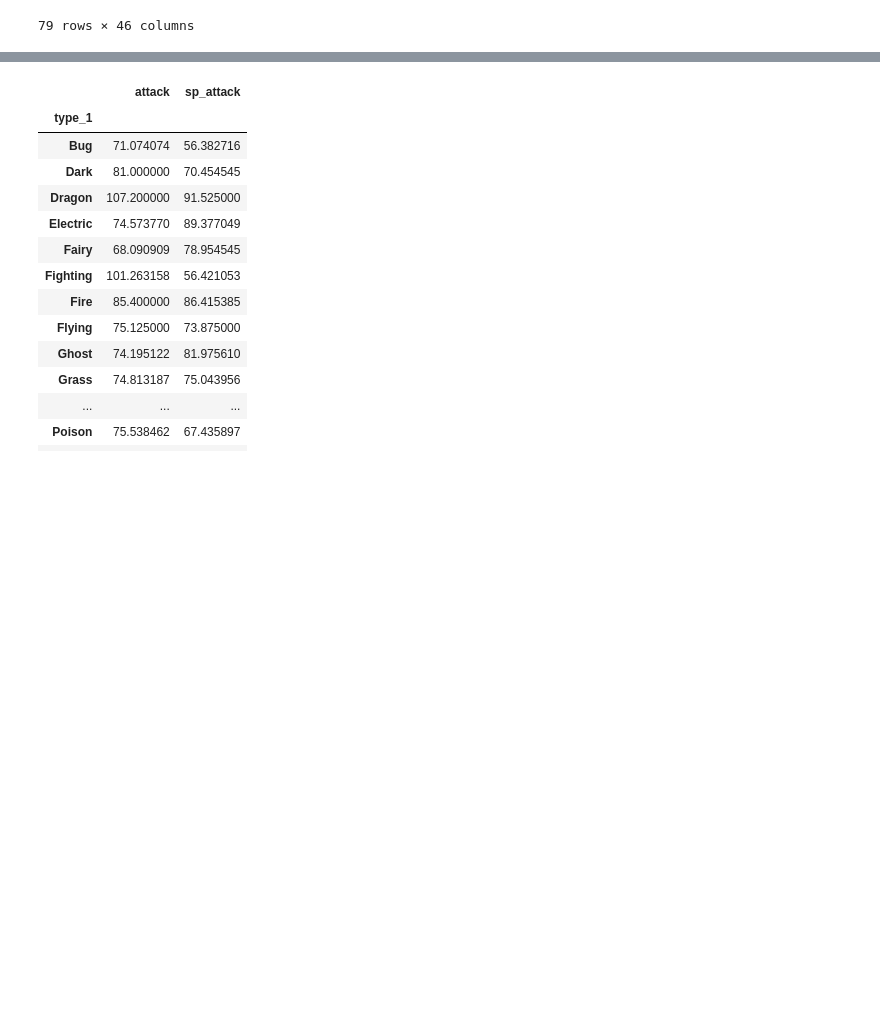
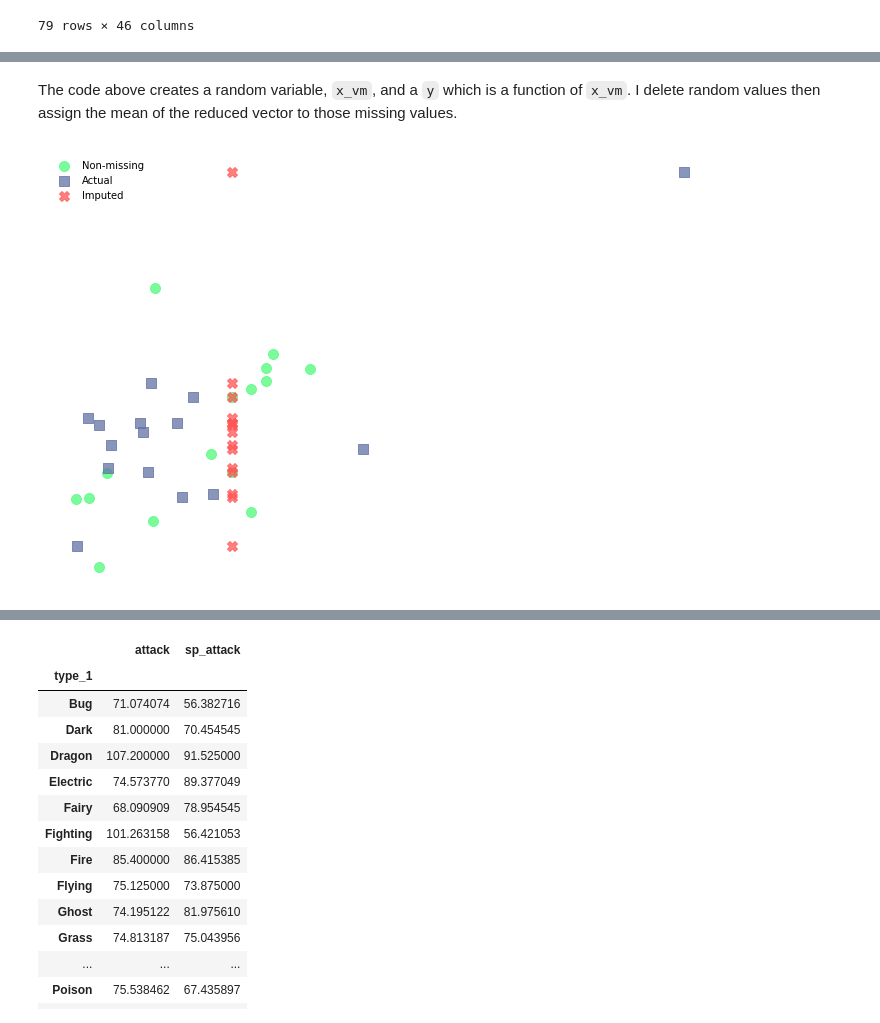
Before and after one commit to joshuamegnauth54/data765-intro-python-tutoring, a Jupyter notebook: notebooks/08-pandas.ipynb, the cells around one changed output, grey strips where cells are left out. Saved outputs shown, nothing was run; the diff lists cells and outputs as text; code cells hidden in the pictures; blank space fills up the shorter version.

```diff
--- a/notebooks/08-pandas.ipynb
+++ b/notebooks/08-pandas.ipynb
@@ -432 +584,59 @@ todo
+# %%
+# Parameters
+x_mu = 4
+x_std = 2
+x_size = 100
+x_del_size = 15
+fx_constant = 0.5
+
+# Random x
+x_vm = default_rng.vonmises(x_mu, x_std, x_size)
+# And f(x)
+y_vm = x_vm + default_rng.normal(x_mu, x_std, x_size) + fx_constant
+
+# Delete some random observations
+delete = default_rng.choice(np.arange(x_size), x_del_size)
+x_vm_actual = x_vm[delete]
+x_vm[delete] = np.nan
+
+# Impute missing values as mean of x_vm
+x_vm[delete] = np.nanmean(x_vm)
+# %% [markdown]
+The code above creates a random variable, `x_vm`, and a `y` which is a function of `x_vm`. I delete random values then assign the mean of the reduced vector to those missing values.
+# %%
+import matplotlib.pyplot as plt
+
+# Colors, size
+size = 100
+alpha = .75
+green = "#50fa7b"
+blue = "#6272a4"
+red = "#ff5555"
+
+fig_na, ax_na = plt.subplots(figsize=(12, 8))
+
+# Deleted points in blue and imputed in red
+ax_na.scatter(x_vm[~delete], y_vm[~delete],
+              c=green,
+              s=size,
+              alpha=alpha,
+              label="Non-missing")
+ax_na.scatter(x_vm_actual, y_vm[delete],
+              c=blue,
+              marker='s',
+              s=size,
+              alpha=alpha,
+              label="Actual")
+ax_na.scatter(x_vm[delete], y_vm[delete],
+              c=red,
+              marker='X',
+              s=size,
+              alpha=alpha,
+              label="Imputed")
+
+# Minimalist graph
+ax_na.legend(frameon=False)
+ax_na.set_axis_off()
+# %% [output]
+[figure, added]
 # %% [markdown]
```
Also changed, not shown: parts of 40 cells of this notebook, 1 other file.
